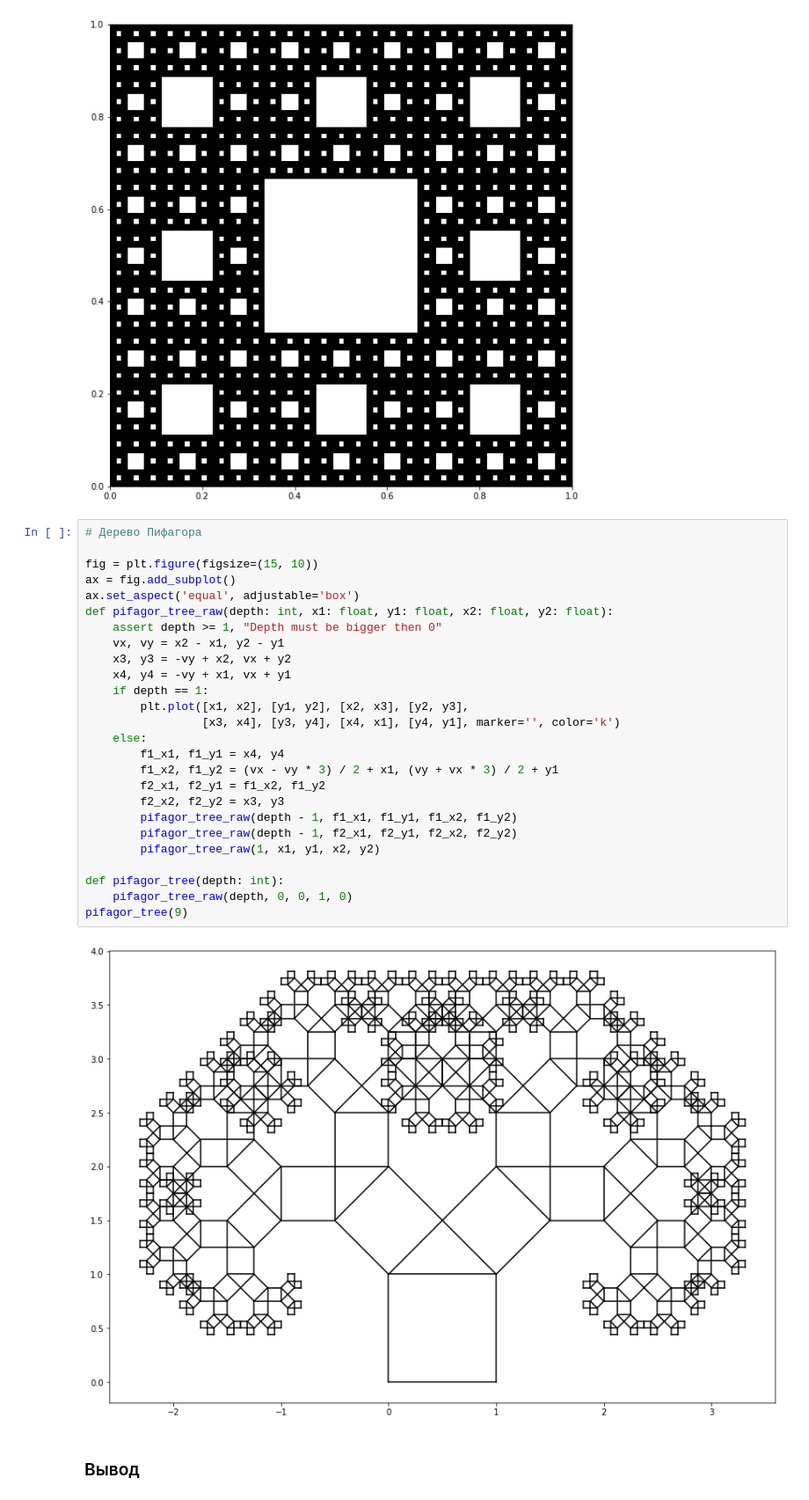
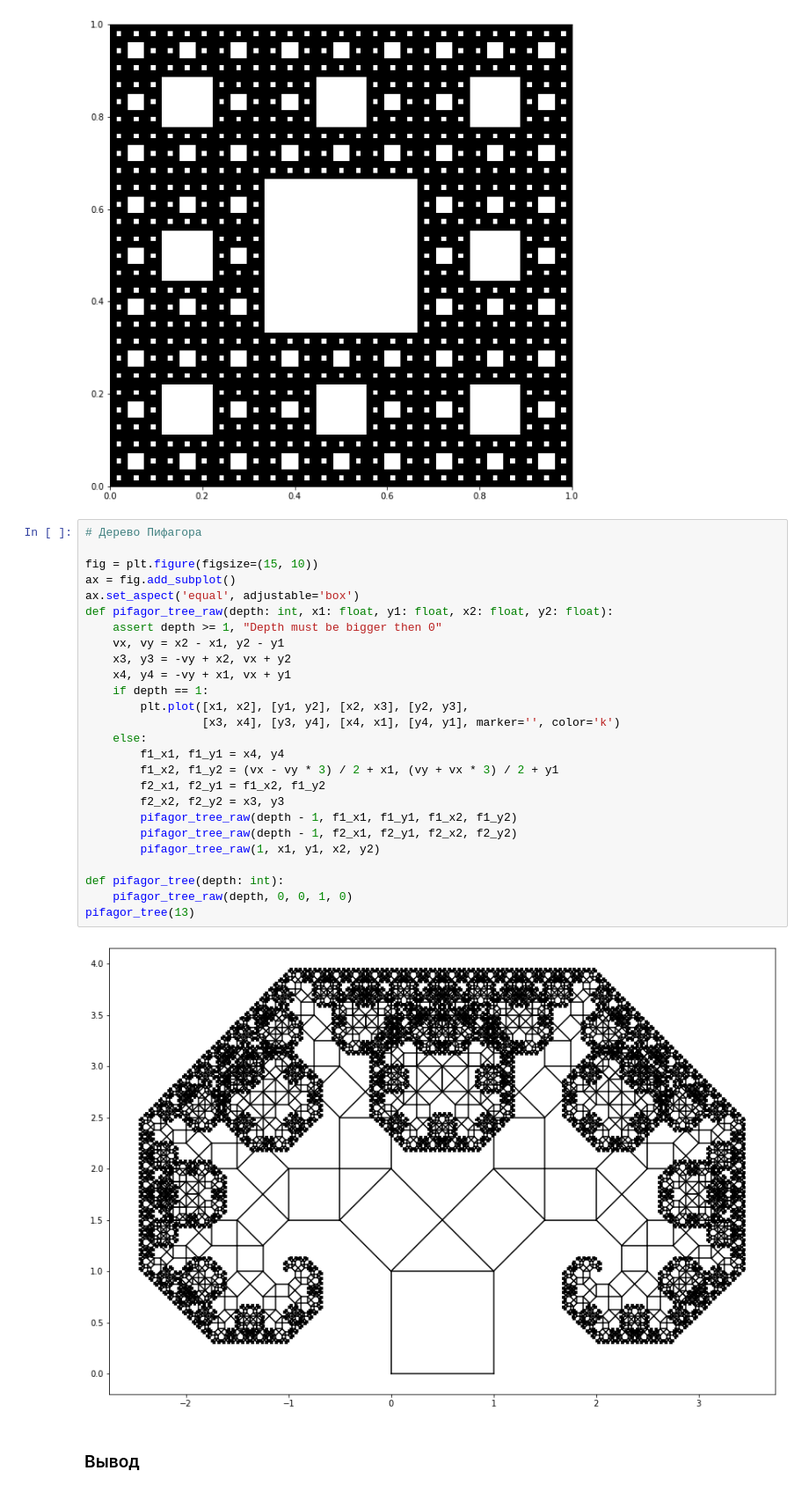
Before and after one commit to MSKozhanov/Data-Structures-and-Algorithms, a Jupyter notebook: labs/Lab5.ipynb, the cells around one changed output. Shown at 88% size. Cells and saved outputs as stored; diff of their text form.

```diff
--- a/labs/Lab5.ipynb
+++ b/labs/Lab5.ipynb
@@ -278,30 +278,30 @@ serpintsky_square(5)
 # %%
 # Дерево Пифагора
 
 fig = plt.figure(figsize=(15, 10))
 ax = fig.add_subplot()
 ax.set_aspect('equal', adjustable='box')
 def pifagor_tree_raw(depth: int, x1: float, y1: float, x2: float, y2: float):
     assert depth >= 1, "Depth must be bigger then 0"
     vx, vy = x2 - x1, y2 - y1
     x3, y3 = -vy + x2, vx + y2
     x4, y4 = -vy + x1, vx + y1
     if depth == 1:
         plt.plot([x1, x2], [y1, y2], [x2, x3], [y2, y3],
                  [x3, x4], [y3, y4], [x4, x1], [y4, y1], marker='', color='k')
     else:
         f1_x1, f1_y1 = x4, y4
         f1_x2, f1_y2 = (vx - vy * 3) / 2 + x1, (vy + vx * 3) / 2 + y1
         f2_x1, f2_y1 = f1_x2, f1_y2
         f2_x2, f2_y2 = x3, y3
         pifagor_tree_raw(depth - 1, f1_x1, f1_y1, f1_x2, f1_y2)
         pifagor_tree_raw(depth - 1, f2_x1, f2_y1, f2_x2, f2_y2)
         pifagor_tree_raw(1, x1, y1, x2, y2)
 
 def pifagor_tree(depth: int):
     pifagor_tree_raw(depth, 0, 0, 1, 0)
-pifagor_tree(9)
+pifagor_tree(13)
 # %% [output]
-[figure, old version]
+[figure, new version]
 # %% [markdown]
 ### Вывод
```
Also changed, not shown: 2 other files.
